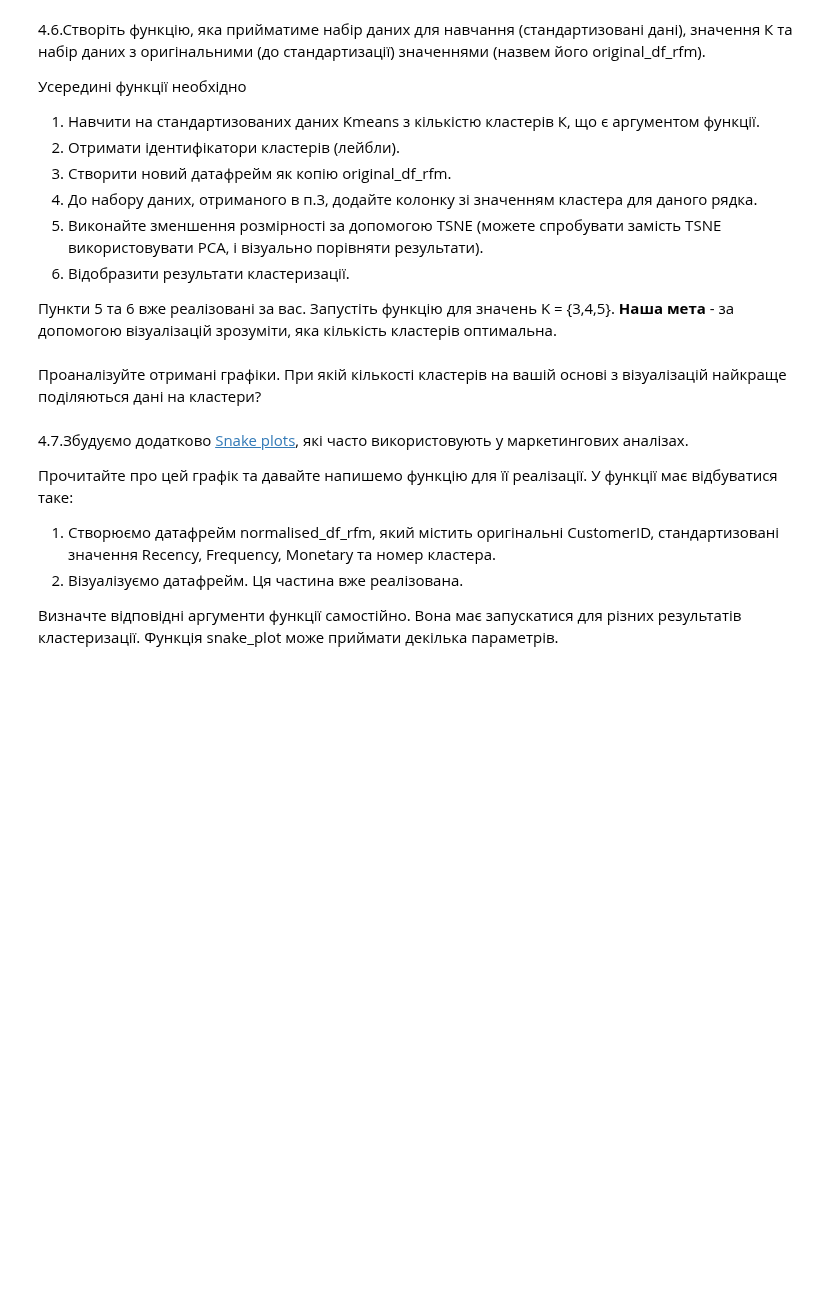
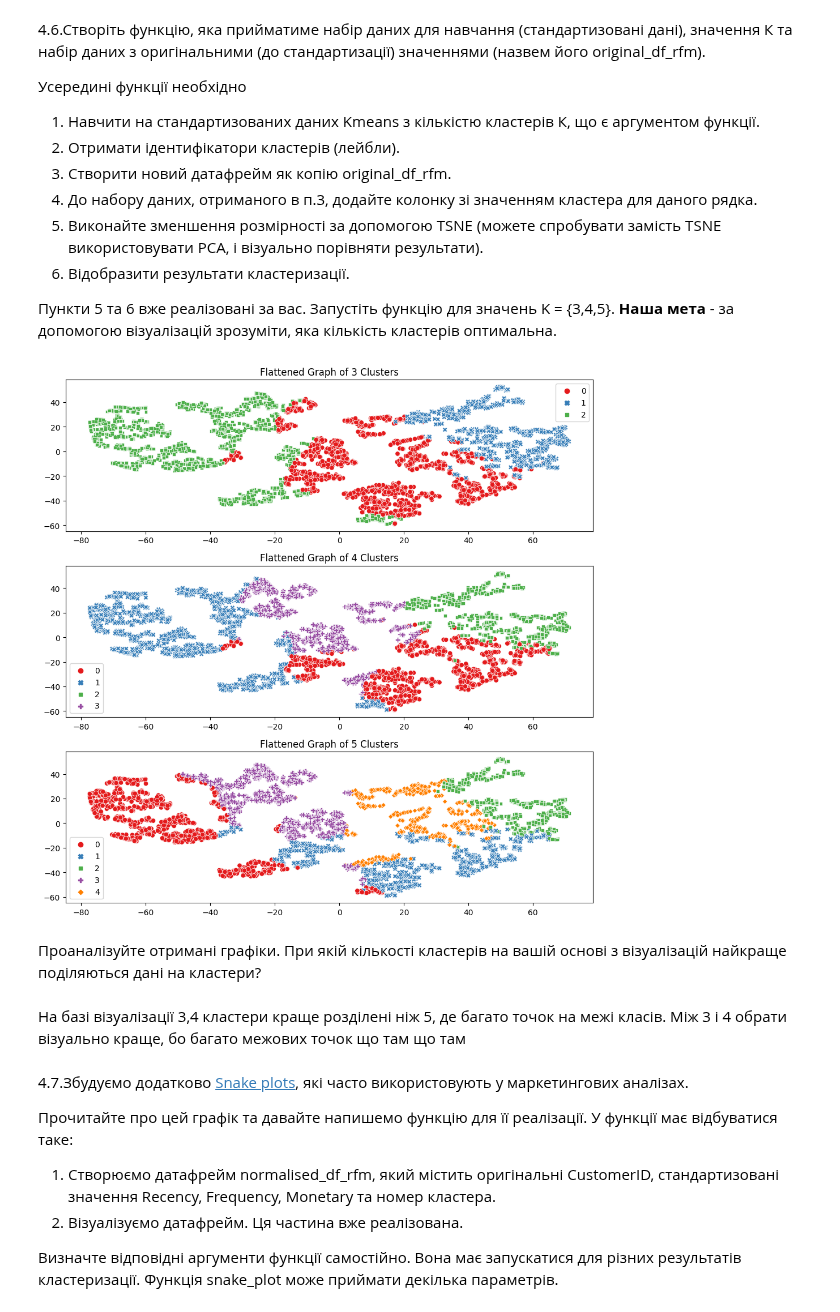
Before and after one commit to dmytrovelychko/rd_ds_python, a Jupyter notebook: hw_6.ipynb, the cells around one changed output. Saved outputs shown, nothing was run; the diff lists cells and outputs as text; code cells hidden in the pictures; blank space fills up the shorter version.

```diff
--- a/hw_6.ipynb
+++ b/hw_6.ipynb
@@ -557,18 +557,22 @@ plt.show()
 **Наша мета** - за допомогою візуалізацій зрозуміти, яка кількість кластерів оптимальна.
 # %%
 from sklearn.manifold import TSNE
+from sklearn.decomposition import PCA
 
-def fit_visualize_kmeans(..., clusters_number, original_df_rfm):
-
-    ...
-    cluster_labels = ...
+def fit_visualize_kmeans(data_scaled, clusters_number, original_df_rfm):
+    model = KMeans(n_clusters=clusters_number).fit(data_scaled)
+    cluster_labels = model.predict(data_scaled)
 
     # Копия original_df_rfm с доп колонкой, содержащей лейблы кластеров
-    df_new = ...
+
+    df_new = original_df_rfm.copy()
+    df_new["ClusterLabel"] = cluster_labels
 
     # Инициируем TSNE
     model = TSNE(random_state=1)
-    transformed = model.fit_transform(df_new)
+    # алгоритм кластеризації працював із стандартизованими підготовленими даними, для того
+    # щоб візуально оцінити роботу алгоритму розмірність буду зменшувати на вхідних даних кластирезації
+    transformed = model.fit_transform(data_scaled)
 
     # Визуализируем результаты TSNE трансформации
     plt.title('Flattened Graph of {} Clusters'.format(clusters_number))
@@ -584,18 +588,22 @@ def fit_visualize_kmeans(..., clusters_number, original_df_rfm):
 # %%
 plt.figure(figsize=(10, 10))
 
 plt.subplot(3, 1, 1)
-df_rfm_k3 = fit_visualize_kmeans(...)
+df_rfm_k3 = fit_visualize_kmeans(RFM_scaled_df, 3, RFM_df[["Recency", "Frequency", "Monetary"]])
 
 plt.subplot(3, 1, 2)
-df_rfm_k4 = fit_visualize_kmeans(...)
+df_rfm_k4 = fit_visualize_kmeans(RFM_scaled_df, 4, RFM_df[["Recency", "Frequency", "Monetary"]])
 
 plt.subplot(3, 1, 3)
-df_rfm_k5 = fit_visualize_kmeans(...)
+df_rfm_k5 = fit_visualize_kmeans(RFM_scaled_df, 5, RFM_df[["Recency", "Frequency", "Monetary"]])
 
 plt.tight_layout()
+# %% [output]
+[figure, added]
 # %% [markdown]
 Проаналізуйте отримані графіки. При якій кількості кластерів на вашій основі з візуалізацій найкраще поділяються дані на кластери?
+# %% [markdown]
+На базі візуалізації 3,4 кластери краще розділені ніж 5, де багато точок на межі класів. Між 3 і 4 обрати візуально краще, бо багато межових точок що там що там
 # %% [markdown]
 4.7.Збудуємо додатково [Snake plots](https://www.marketingprofs.com/tutorials/snakeplot.asp), які часто використовують у маркетингових аналізах.
 
```
